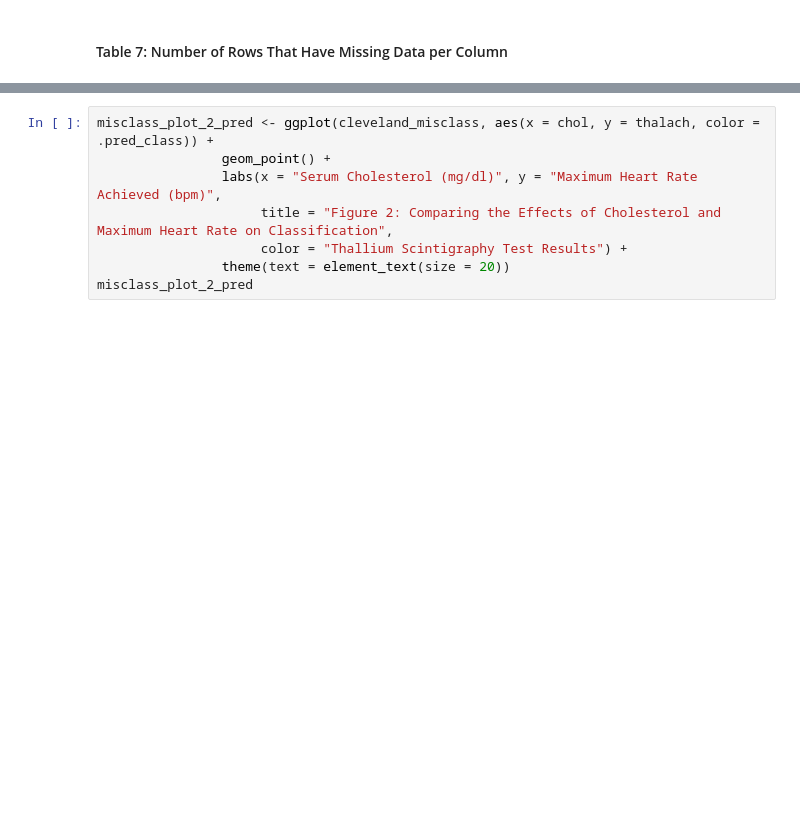
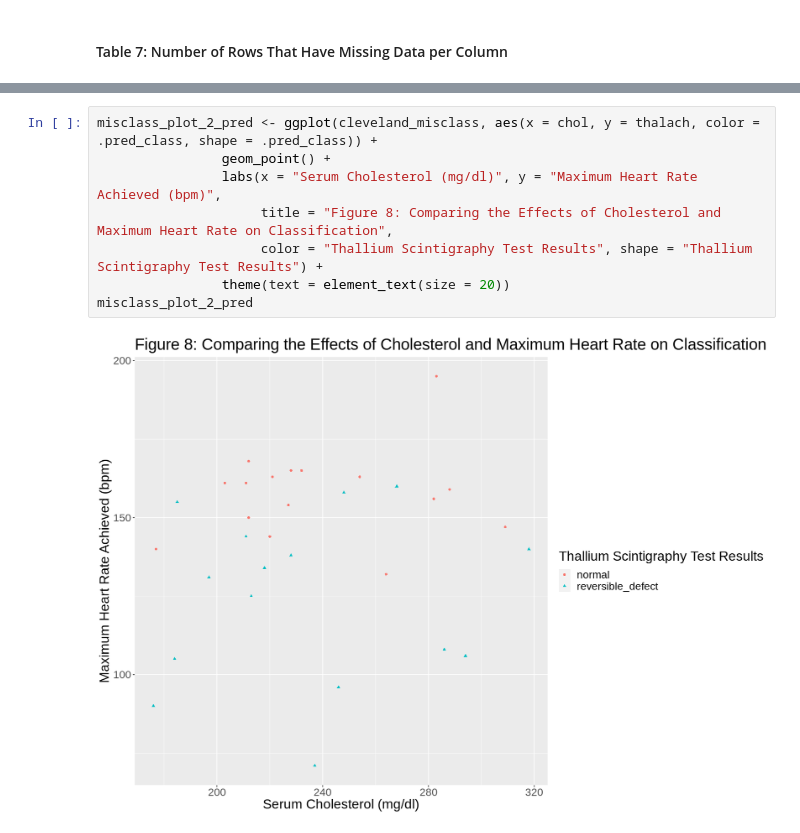
Before and after one commit to alanwake83/DSCI_group30_project, a Jupyter notebook: project_report.ipynb, the cells around one changed output, grey strips where cells are left out. Drawn from its saved outputs; the diff is of its cells as text; blank space fills up the shorter version.

```diff
--- a/project_report.ipynb
+++ b/project_report.ipynb
@@ -168,9 +317,11 @@ misclass_plot_1_pred
 # %%
-misclass_plot_2_pred <- ggplot(cleveland_misclass, aes(x = chol, y = thalach, color = .pred_class)) +
+misclass_plot_2_pred <- ggplot(cleveland_misclass, aes(x = chol, y = thalach, color = .pred_class, shape = .pred_class)) +
                 geom_point() +
                 labs(x = "Serum Cholesterol (mg/dl)", y = "Maximum Heart Rate Achieved (bpm)",
-                     title = "Figure 2: Comparing the Effects of Cholesterol and Maximum Heart Rate on Classification",
-                     color = "Thallium Scintigraphy Test Results") +
+                     title = "Figure 8: Comparing the Effects of Cholesterol and Maximum Heart Rate on Classification",
+                     color = "Thallium Scintigraphy Test Results", shape = "Thallium Scintigraphy Test Results") +
                 theme(text = element_text(size = 20))
 misclass_plot_2_pred
+# %% [output]
+[figure, added]
 # %%
```
Also changed, not shown: parts of 26 cells of this notebook.
